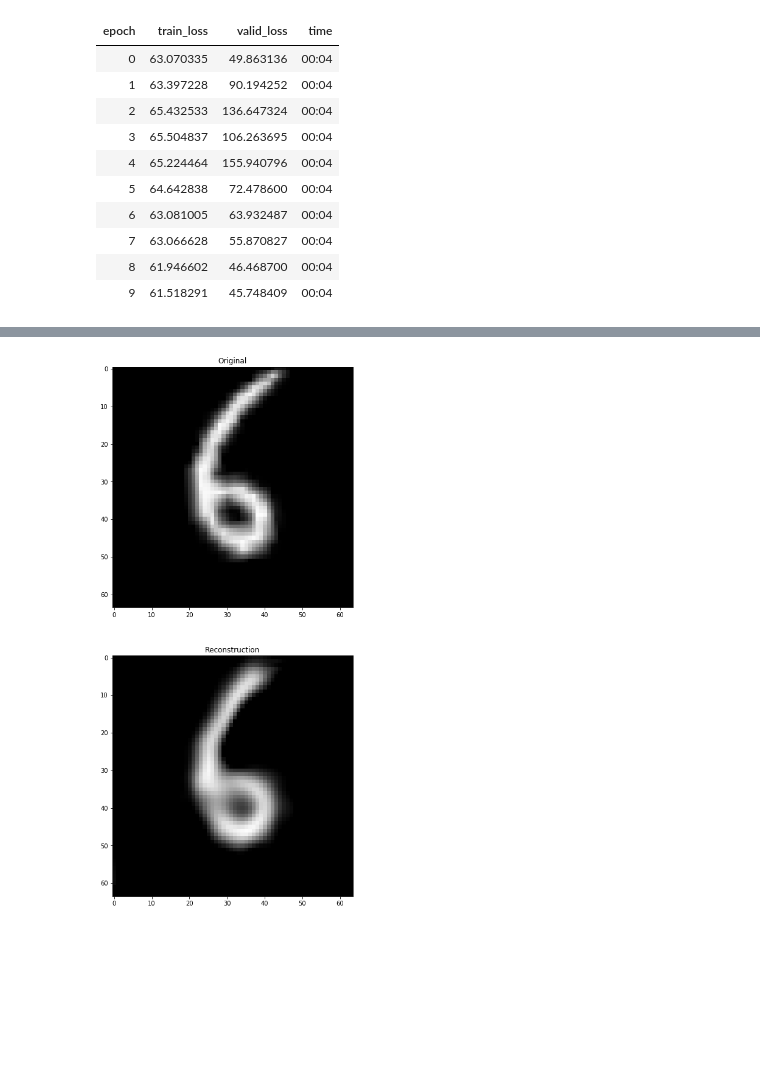
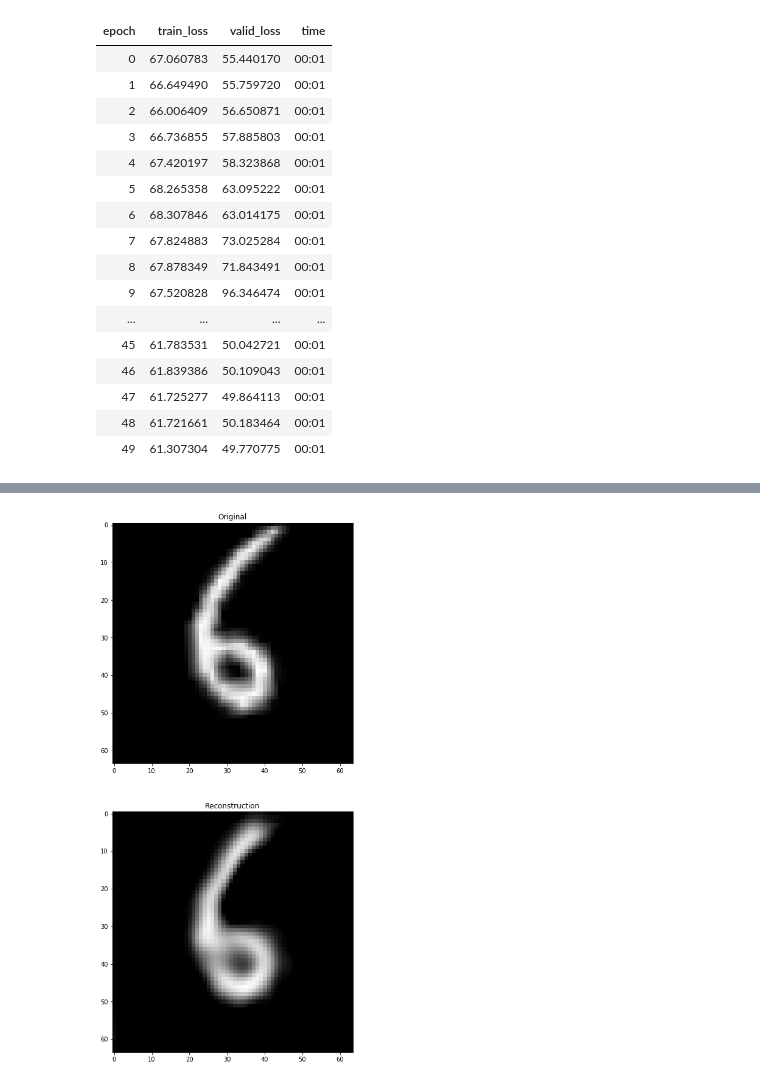
Before and after one commit to dhuynh95/fastai_autoencoder, a Jupyter notebook: MNIST.ipynb, the cells around one changed output, grey strips where cells are left out. Saved outputs shown, nothing was run; the diff lists cells and outputs as text; code cells hidden in the pictures; blank space fills up the shorter version.

```diff
--- a/MNIST.ipynb
+++ b/MNIST.ipynb
@@ -80,7 +133,7 @@ def get_data(train_size,bs = 64,size = 64,gray = True):
 
     return data, valid_data
 # %%
-train_size = 2048
+train_size = 512
 train_size = int(train_size * 1.25)
 
 data, valid_data = get_data(train_size,bs=64)
@@ -106,6 +172,6 @@ dec = SpatialDecoder2D(dec_conv,im_size)
 learn = AutoEncoderLearner(data,F.mse_loss,enc,vae_bn,dec)
 kl_hook = VAEHook(learn,beta=1)
 # %%
-learn.fit_one_cycle(15,1e-2)
+learn.fit_one_cycle(50,1e-2)
 # %% [output]
 | epoch | train_loss | valid_loss | time |
@@ -127,4 +194,4 @@ learn.fit_one_cycle(15,1e-2)
 # %%
-learn.fit_one_cycle(15,1e-2,callbacks = [kl_hook])
+learn.fit_one_cycle(50,1e-2,callbacks = [kl_hook])
 # %% [output]
 | epoch | train_loss | valid_loss | time |
@@ -146,15 +214,21 @@ learn.fit_one_cycle(15,1e-2,callbacks = [kl_hook])
 # %%
-learn.fit_one_cycle(10,1e-3,callbacks = [kl_hook])
+learn.fit_one_cycle(50,1e-3,callbacks = [kl_hook])
 # %% [output]
 | epoch | train_loss | valid_loss | time |
-| 0 | 63.070335 | 49.863136 | 00:04 |
-| 1 | 63.397228 | 90.194252 | 00:04 |
-| 2 | 65.432533 | 136.647324 | 00:04 |
-| 3 | 65.504837 | 106.263695 | 00:04 |
-| 4 | 65.224464 | 155.940796 | 00:04 |
-| 5 | 64.642838 | 72.478600 | 00:04 |
-| 6 | 63.081005 | 63.932487 | 00:04 |
-| 7 | 63.066628 | 55.870827 | 00:04 |
-| 8 | 61.946602 | 46.468700 | 00:04 |
-| 9 | 61.518291 | 45.748409 | 00:04 |
+| 0 | 67.060783 | 55.440170 | 00:01 |
+| 1 | 66.649490 | 55.759720 | 00:01 |
+| 2 | 66.006409 | 56.650871 | 00:01 |
+| 3 | 66.736855 | 57.885803 | 00:01 |
+| 4 | 67.420197 | 58.323868 | 00:01 |
+| 5 | 68.265358 | 63.095222 | 00:01 |
+| 6 | 68.307846 | 63.014175 | 00:01 |
+| 7 | 67.824883 | 73.025284 | 00:01 |
+| 8 | 67.878349 | 71.843491 | 00:01 |
+| 9 | 67.520828 | 96.346474 | 00:01 |
+| ... | ... | ... | ... |
+| 45 | 61.783531 | 50.042721 | 00:01 |
+| 46 | 61.839386 | 50.109043 | 00:01 |
+| 47 | 61.725277 | 49.864113 | 00:01 |
+| 48 | 61.721661 | 50.183464 | 00:01 |
+| 49 | 61.307304 | 49.770775 | 00:01 |
 # %%
```
Also changed, not shown: parts of 7 cells of this notebook.
